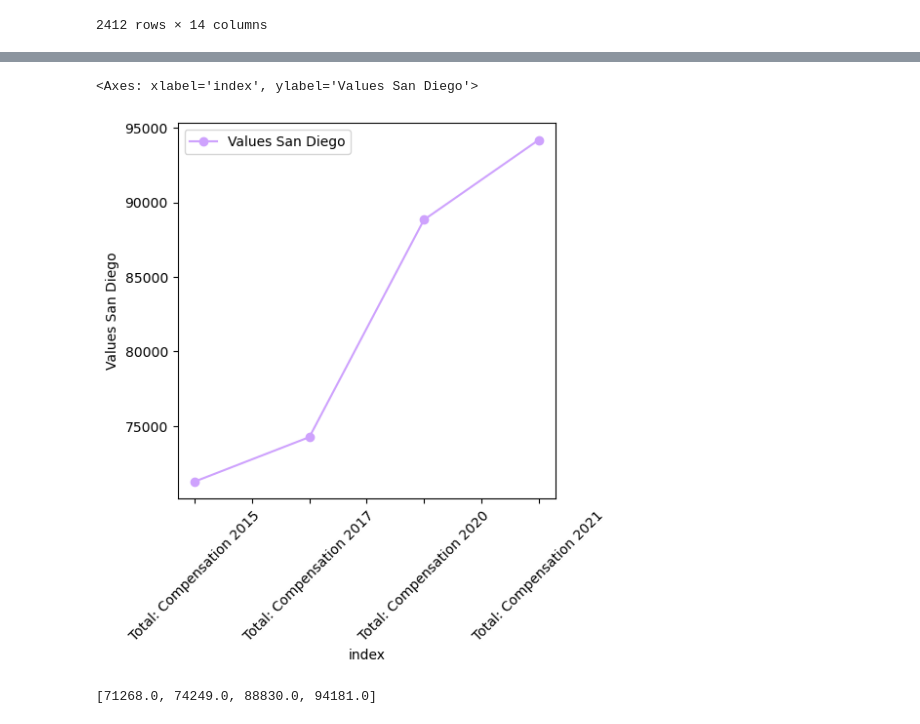
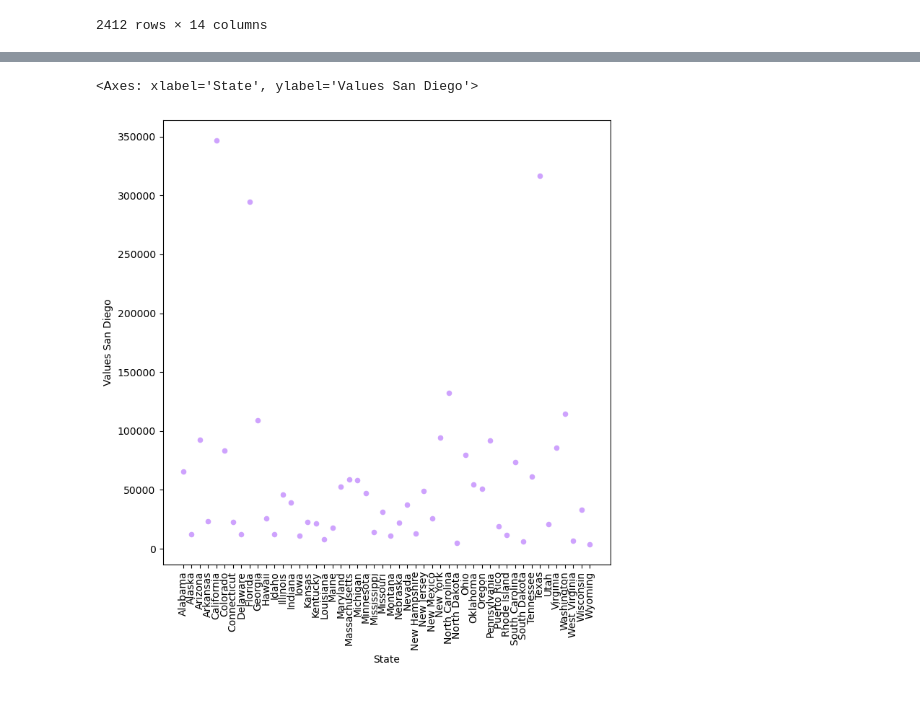
Before and after one commit to nicduffee/project1, a Jupyter notebook: Disability.ipynb, the cells around one changed output, grey strips where cells are left out. Saved outputs shown, nothing was run; the diff lists cells and outputs as text; code cells hidden in the pictures.

Commit message:
added graphs and images

```diff
--- a/Disability.ipynb
+++ b/Disability.ipynb
@@ -224,0 +291,8 @@ total_san_diego
+# %%
+sum_of_years = combined_compensation["Total: Compensation 2015"] + combined_compensation["Total: Compensation 2017"]+ combined_compensation["Total: Compensation 2020"]+ combined_compensation["Total: Compensation 2021"]
+combined_compensation["Sum of Total Compensation"] = sum_of_years
+male_of_years = combined_compensation["Male Compensation 2015"] + combined_compensation["Male Compensation 2017"]+ combined_compensation["Male Compensation 2020"]+ combined_compensation["Male Compensation 2021"]
+combined_compensation["Sum of Male Compensation"] = male_of_years
+female_of_years = combined_compensation["Female Compensation 2015"] + combined_compensation["Female Compensation 2017"]+ combined_compensation["Female Compensation 2020"]+ combined_compensation["Female Compensation 2021"]
+combined_compensation["Sum of Female Compensation"] = female_of_years
+combined_compensation
@@ -225,26 +332,9 @@ total_san_diego
 # %%
-total_san_diego.plot(kind="line", x="index", y="Values San Diego",
+greater_2015 = combined_compensation[combined_compensation["Total: Compensation 2015"] >= 1620.284411]
+greater_2015 = greater_2015.groupby(["State"]).sum().reset_index()
+greater_2015.plot(kind="scatter", x ="State", y="Total: Compensation 2015",
                   ylabel = "Values San Diego", color = '#cea2fd',
-                     marker = "o", figsize = (5,5), rot = 45)
+                     marker = "o", figsize = (8,8), rot = 90)
 # %% [output]
-<Axes: xlabel='index', ylabel='Values San Diego'>
+<Axes: xlabel='State', ylabel='Values San Diego'>
-[figure, old version]
+[figure, new version]
-# %%
-indexes = []
-san_diego_list = [2,5,8,11]
-def get_county_name(index):
-    county_name = total_san_diego.iloc[index, 1]
-    return county_name
-
-for index in range(len(total_san_diego)):
-    county_name = get_county_name(index)
-    indexes.append(index)
-
-
-san_diego_values = []
-for i in san_diego_list:
-        san_diego_values.append(total_san_diego.loc[i, "Values San Diego"])
-
-san_diego_values
-# %% [output]
-[71268.0, 74249.0, 88830.0, 94181.0]
```
Also changed, not shown: parts of 24 cells of this notebook, 9 other files.
